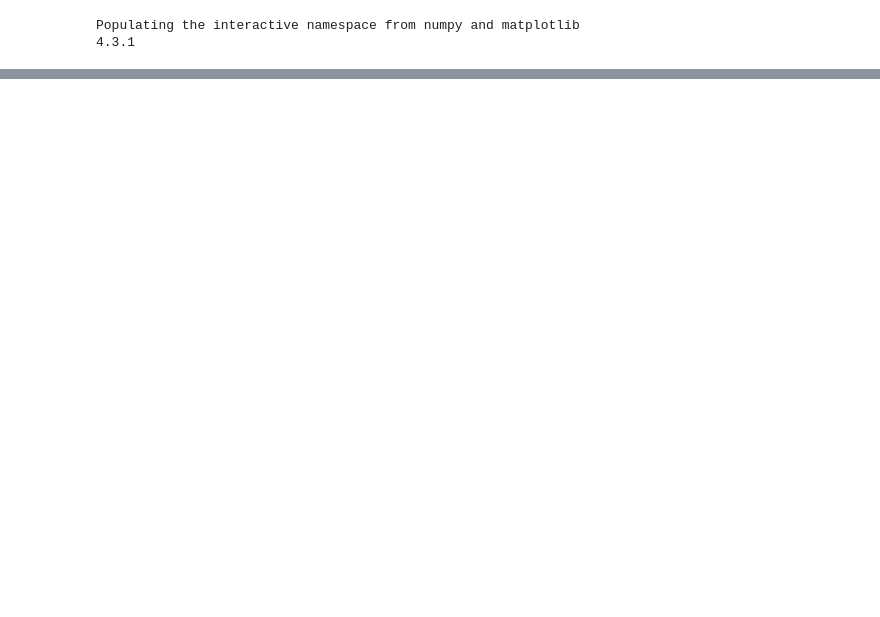
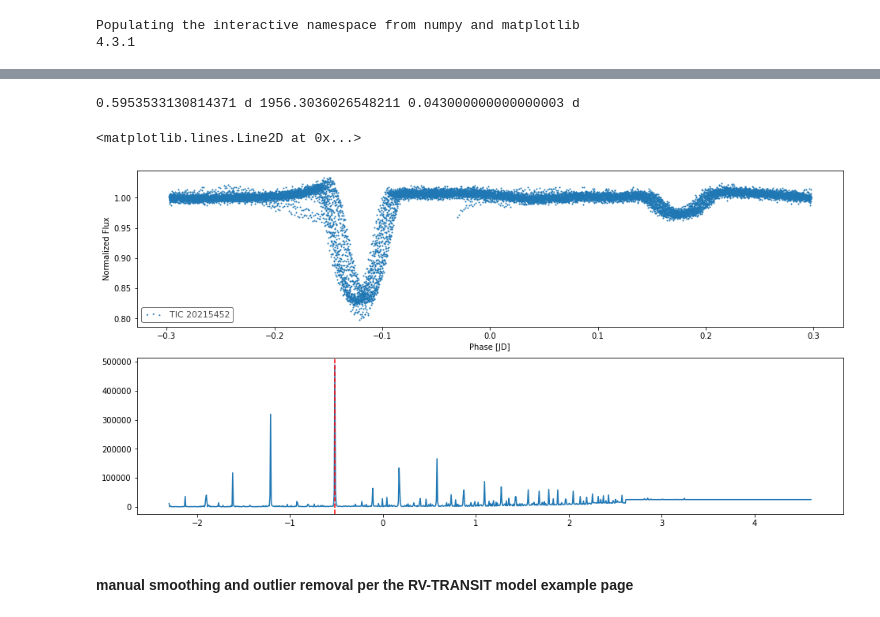
Before and after one commit to kjaehnig/GAT_SEBs, a Jupyter notebook: Joint RV - Lightcurve pymc3 model.ipynb, the cells around one changed output, grey strips where cells are left out. Cells and saved outputs as stored; diff of their text form; code cells hidden in the pictures; blank space fills up the shorter version.

Commit message:
started working on RV-transit model

```diff
--- a/Joint RV - Lightcurve pymc3 model.ipynb
+++ b/Joint RV - Lightcurve pymc3 model.ipynb
@@ -49,0 +121,23 @@ print(joker_per, jk_row['MAP_P_err'])
+# %%
+lks = lks.remove_nans()  #[lks.remove_nans()]
+lks = lks.remove_outliers(sigma_lower=10**6)
+period_grid = np.exp(np.linspace(np.log(0.1), np.log(100),1000))
+star1_bls = lks.to_periodogram('bls',
+                                period=period_grid,
+                                frequency_factor = 2000, duration=np.linspace(0.005,0.09,100))
+star1_per = star1_bls.period_at_max_power
+star1_t0 = star1_bls.transit_time_at_max_power
+star1_dur = star1_bls.duration_at_max_power
+print(star1_per, star1_t0, star1_dur)
+# %% [output]
+0.5953533130814371 d 1956.3036026548211 0.043000000000000003 d
+# %%
+fig,ax = plt.subplots(nrows=2)
+lks.fold(period=star1_per, epoch_time=star1_t0-10).scatter(ax = ax[0])
+ax[1].plot(np.log(period_grid), star1_bls.power)
+ax[1].axvline(np.log(star1_per.value), ls='--',c='red')
+# %% [output]
+<matplotlib.lines.Line2D at 0x...>
+[figure, added]
+# %% [markdown]
+#### manual smoothing and outlier removal per the RV-TRANSIT model example page
```
Also changed, not shown: parts of 14 cells of this notebook, 2 other files.
